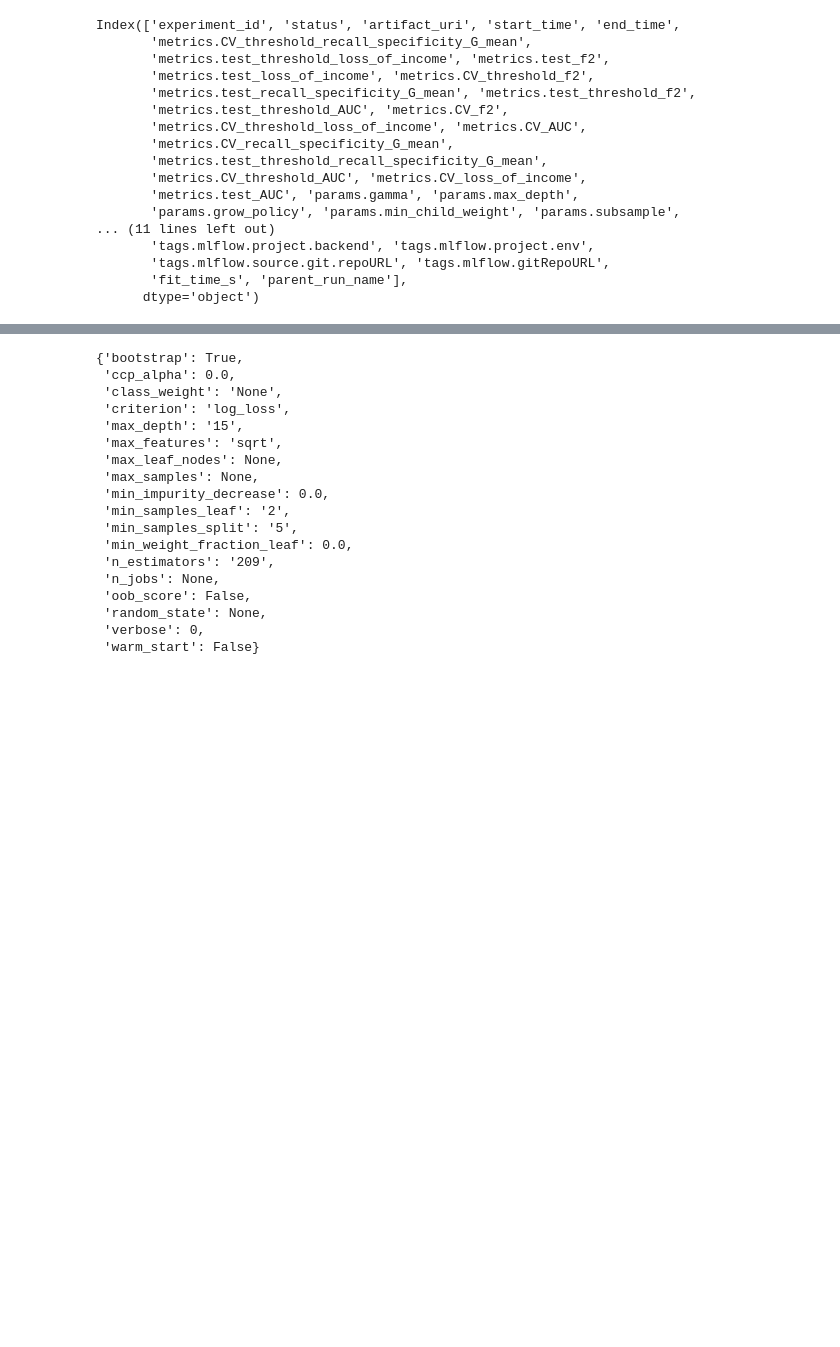
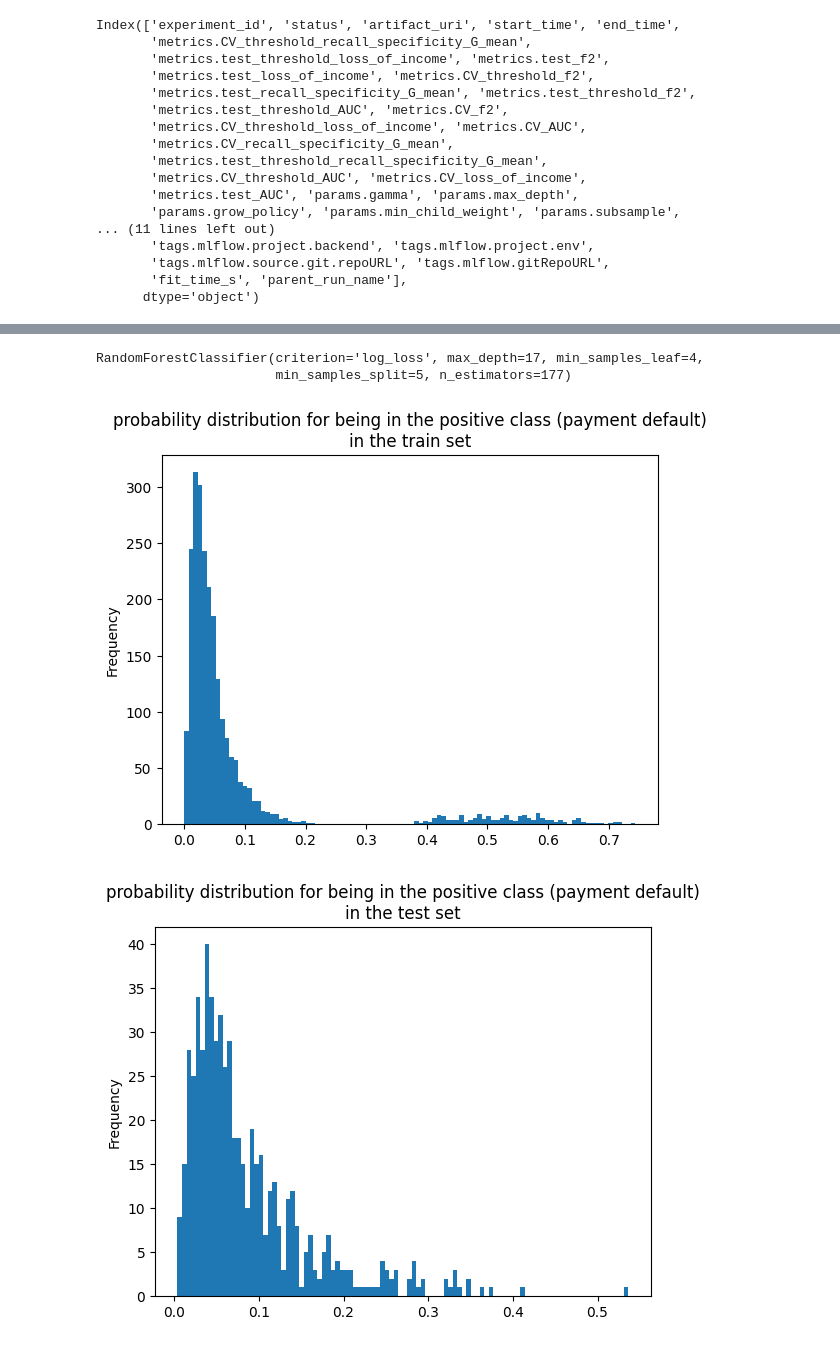
Before and after one commit to JulienfLeBoucher/OC_MLOps_credit_scoring, a Jupyter notebook: explore_mlflow_tracking.ipynb, the cells around one changed output, grey strips where cells are left out. Saved outputs shown, nothing was run; the diff lists cells and outputs as text; code cells hidden in the pictures; blank space fills up the shorter version.

```diff
--- a/explore_mlflow_tracking.ipynb
+++ b/explore_mlflow_tracking.ipynb
@@ -484,24 +586,29 @@ rf_results[col_sel].head(20)
 # %%
 from sklearn.ensemble import RandomForestClassifier
 
-clf = RandomForestClassifier(**best_params)
-clf.get_params()
+clf = RandomForestClassifier(
+    n_estimators=177,
+    max_depth=17,
+    min_samples_leaf=4,
+    min_samples_split=5,
+    criterion='log_loss',
+    class_weight=None,
+    # max_samples=2000
+)
+
+clf.fit(X_train_pp, y_train)
 # %% [output]
-{'bootstrap': True,
- 'ccp_alpha': 0.0,
- 'class_weight': 'None',
- 'criterion': 'log_loss',
- 'max_depth': '15',
- 'max_features': 'sqrt',
- 'max_leaf_nodes': None,
- 'max_samples': None,
- 'min_impurity_decrease': 0.0,
- 'min_samples_leaf': '2',
- 'min_samples_split': '5',
- 'min_weight_fraction_leaf': 0.0,
- 'n_estimators': '209',
- 'n_jobs': None,
- 'oob_score': False,
- 'random_state': None,
- 'verbose': 0,
- 'warm_start': False}
+RandomForestClassifier(criterion='log_loss', max_depth=17, min_samples_leaf=4,
+                       min_samples_split=5, n_estimators=177)
+# %%
+y_pred_train = clf.predict_proba(X_train_pp)[:, 1]
+y_pred_test = clf.predict_proba(X_test_pp)[:, 1]
+# %%
+pd.Series(y_pred_train).plot(kind='hist', bins=100, title='probability distribution for being in the positive class (payment default)\nin the train set')
+plt.show()
+
+pd.Series(y_pred_test).plot(kind='hist', bins=100, title='probability distribution for being in the positive class (payment default)\nin the test set')
+plt.show()
+# %% [output]
+[figure, added]
+[figure, added]
```
Also changed, not shown: parts of 39 cells of this notebook.
